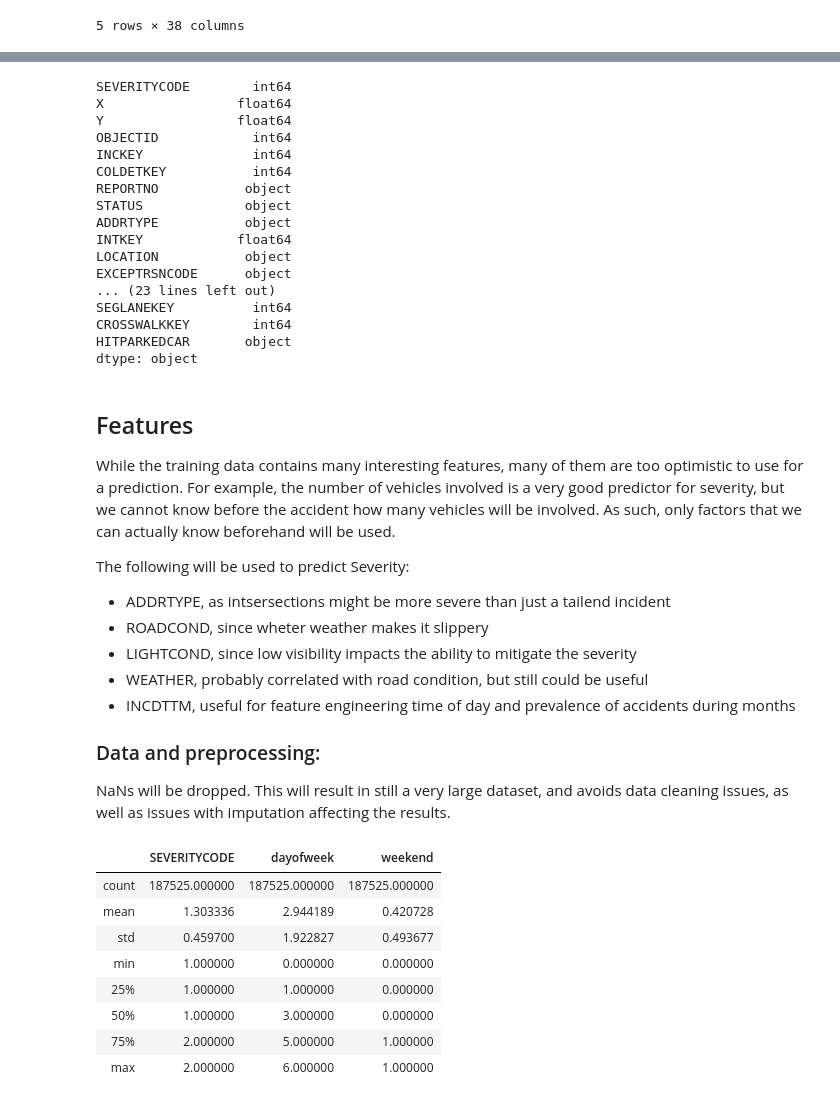
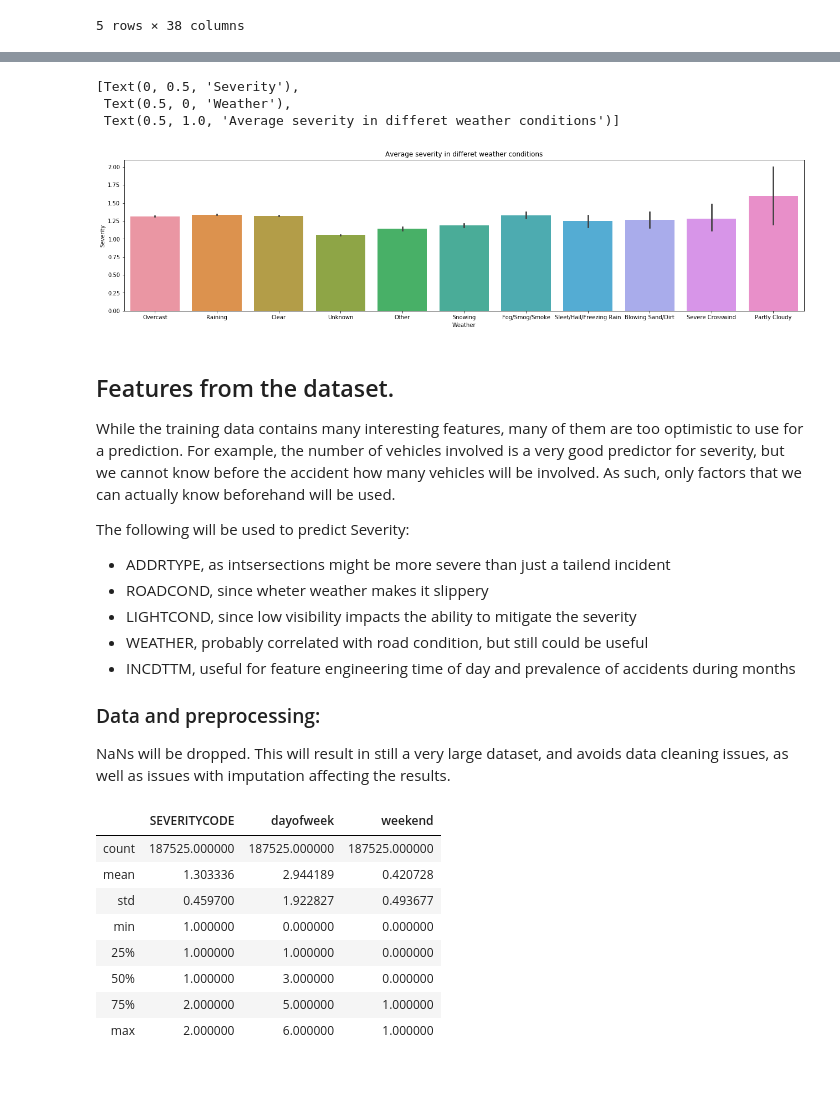
Before and after one commit to CarlssonLeo/IBM_capstone, a Jupyter notebook: IBM_capstone.ipynb, the cells around one changed output, grey strips where cells are left out. Drawn from its saved outputs; the diff is of its cells as text; code cells hidden in the pictures; blank space fills up the shorter version.

```diff
--- a/IBM_capstone.ipynb
+++ b/IBM_capstone.ipynb
@@ -31,28 +47,16 @@ df.describe()
 | 50% | 1.000000 | -122.330224 | 47.615369 | 106912.000000 | 123363.000000 | 123363.000000 | 29973.000000 | 1.000000 | 2.000000 | ... |
 | 75% | 2.000000 | -122.311937 | 47.663664 | 162272.000000 | 203319.000000 | 203459.000000 | 33973.000000 | 2.000000 | 3.000000 | ... |
 | max | 2.000000 | -122.238949 | 47.734142 | 219547.000000 | 331454.000000 | 332954.000000 | 757580.000000 | 2.000000 | 81.000000 | ... |
-# %%
-df.dtypes
-# %% [output]
-SEVERITYCODE        int64
-X                 float64
-Y                 float64
-OBJECTID            int64
-INCKEY              int64
-COLDETKEY           int64
-REPORTNO           object
-STATUS             object
-ADDRTYPE           object
-INTKEY            float64
-LOCATION           object
-EXCEPTRSNCODE      object
-... (23 lines left out)
-SEGLANEKEY          int64
-CROSSWALKKEY        int64
-HITPARKEDCAR       object
-dtype: object
+# %%
+plt.figure(figsize=(22,5))
+sns.barplot(x = "WEATHER", y = "SEVERITYCODE", data = df).set(title="Average severity in differet weather conditions", xlabel = "Weather", ylabel = "Severity")
+# %% [output]
+[Text(0, 0.5, 'Severity'),
+ Text(0.5, 0, 'Weather'),
+ Text(0.5, 1.0, 'Average severity in differet weather conditions')]
+[figure, added]
 # %% [markdown]
-## Features
+## Features from the dataset.
 While the training data contains many interesting features, many of them are too optimistic to use for a prediction. For example, the number of vehicles involved is a very good predictor for severity, but we cannot know before the accident how many vehicles will be involved. As such, only factors that we can actually know beforehand will be used.
 
 The following will be used to predict Severity:
```
Also changed, not shown: parts of 7 cells of this notebook.
